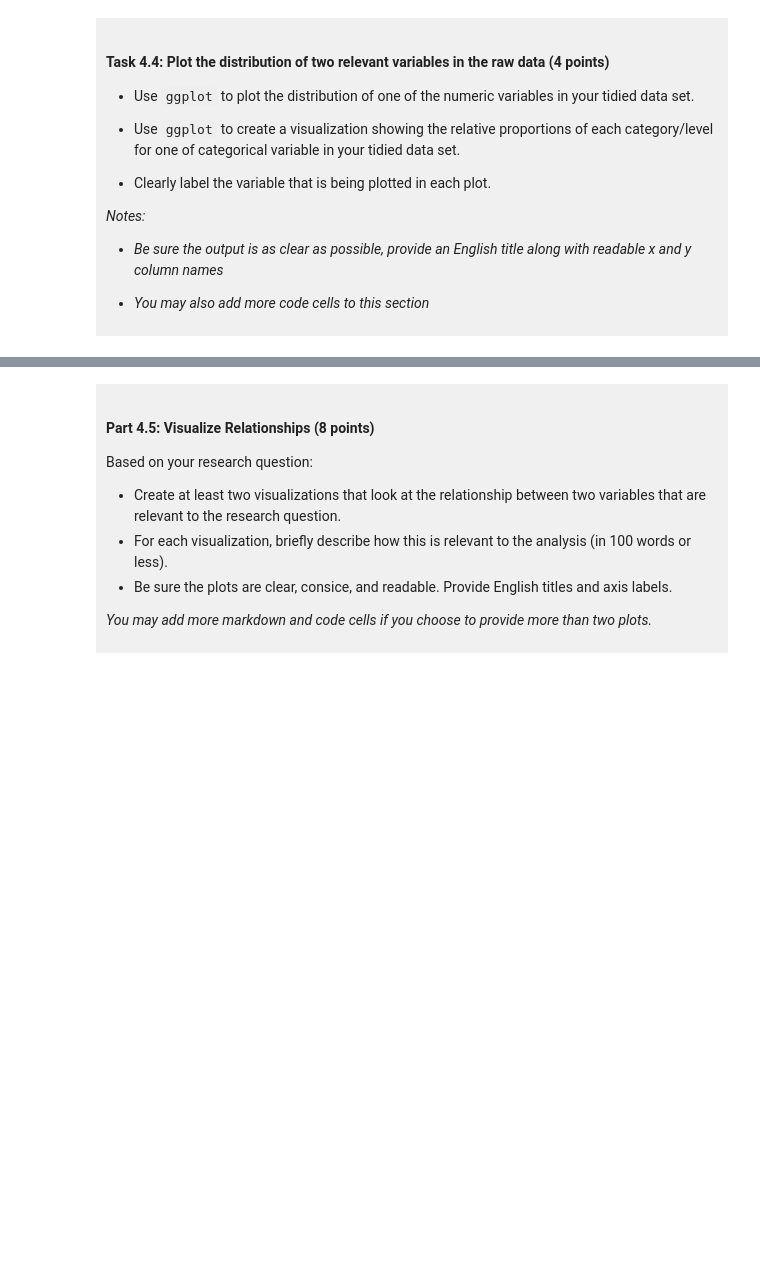
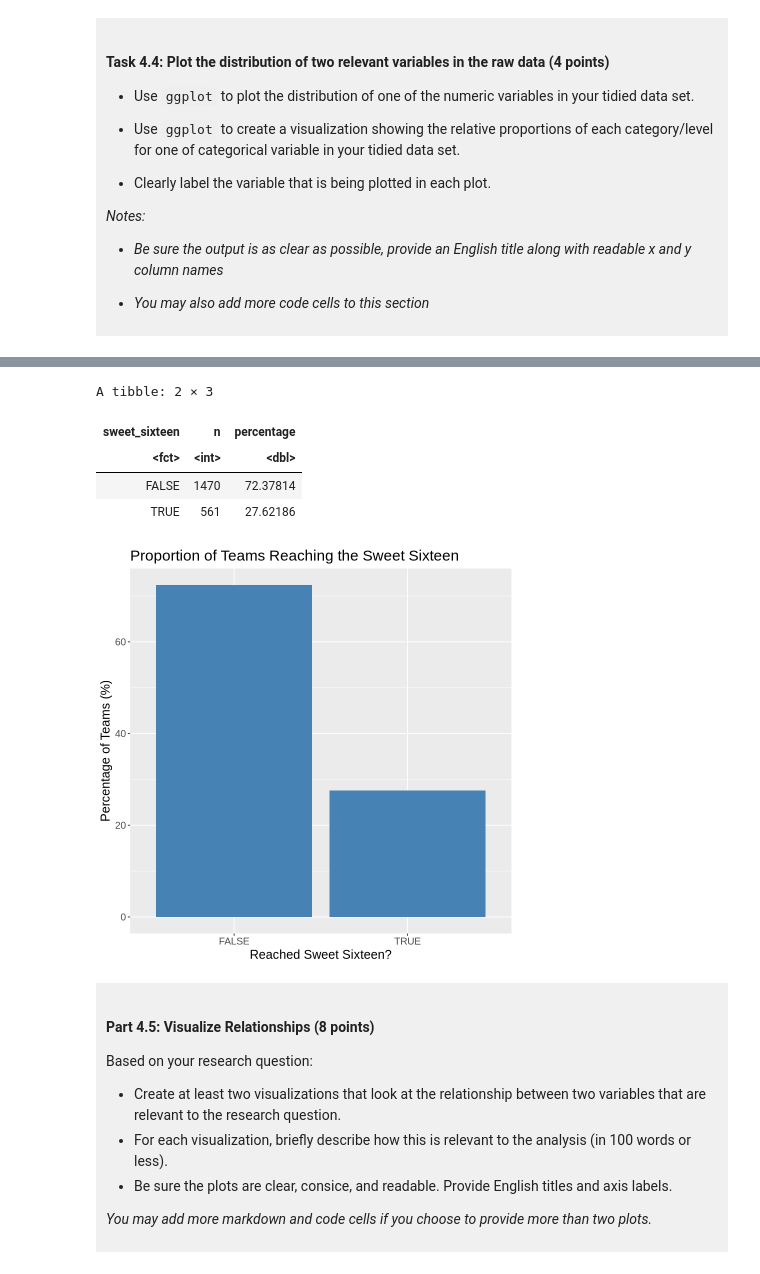
Before and after one commit to lucasgermanovix/dsci-100-project-lucas-germanovix-do-carmo, a Jupyter notebook: dsci-100-project-notebook.ipynb, the cells around one changed output, grey strips where cells are left out. Saved outputs shown, nothing was run; the diff lists cells and outputs as text; code cells hidden in the pictures; blank space fills up the shorter version.

```diff
--- a/dsci-100-project-notebook.ipynb
+++ b/dsci-100-project-notebook.ipynb
@@ -309,5 +394,40 @@ You will refine your research question (if needed) and produce a tidy data set.
 # %%
-### EDIT THIS CODE CELL FOR PLOT 2 ###
+
+
+
+sweet_sixteen_proportions <- basketball_tidy |>       #calculate the proportions of Sweet Sixteen outcomes
+    group_by(sweet_sixteen) |>
+    summarize(n = n()) |>
+    mutate(percentage = 100 * n / sum(n))
+
+
+sweet_sixteen_proportions
+
+
+sweet_sixteen_proportions_plot <- ggplot(
+    sweet_sixteen_proportions,
+    aes(x = sweet_sixteen, y = percentage)
+) +
+    geom_bar(
+        stat = "identity",
+        fill = "steelblue"
+    ) +
+    labs(
+        title = "Proportion of Teams Reaching the Sweet Sixteen",
+        x = "Reached Sweet Sixteen?",
+        y = "Percentage of Teams (%)"
+    ) +
+    theme(text = element_text(size = 15))
+
+
+sweet_sixteen_proportions_plot
+# %% [output]
+A tibble: 2 × 3
+| sweet_sixteen | n | percentage |
+| <fct> | <int> | <dbl> |
+| FALSE | 1470 | 72.37814 |
+| TRUE | 561 | 27.62186 |
+[figure, added]
 # %% [markdown]
 <div style="background-color: #f0f0f0; padding: 10px;">
 
```
Also changed, not shown: parts of 16 cells of this notebook.
